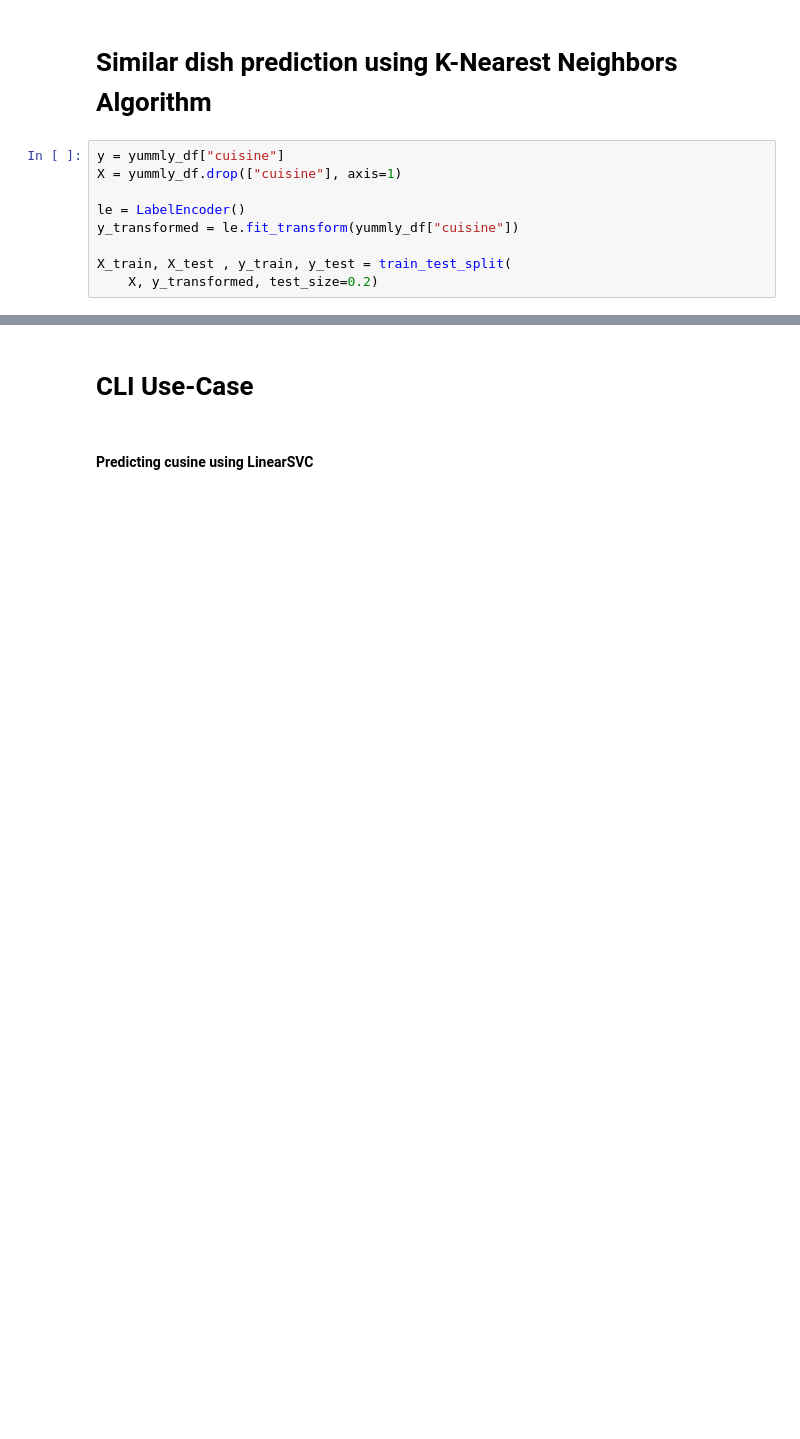
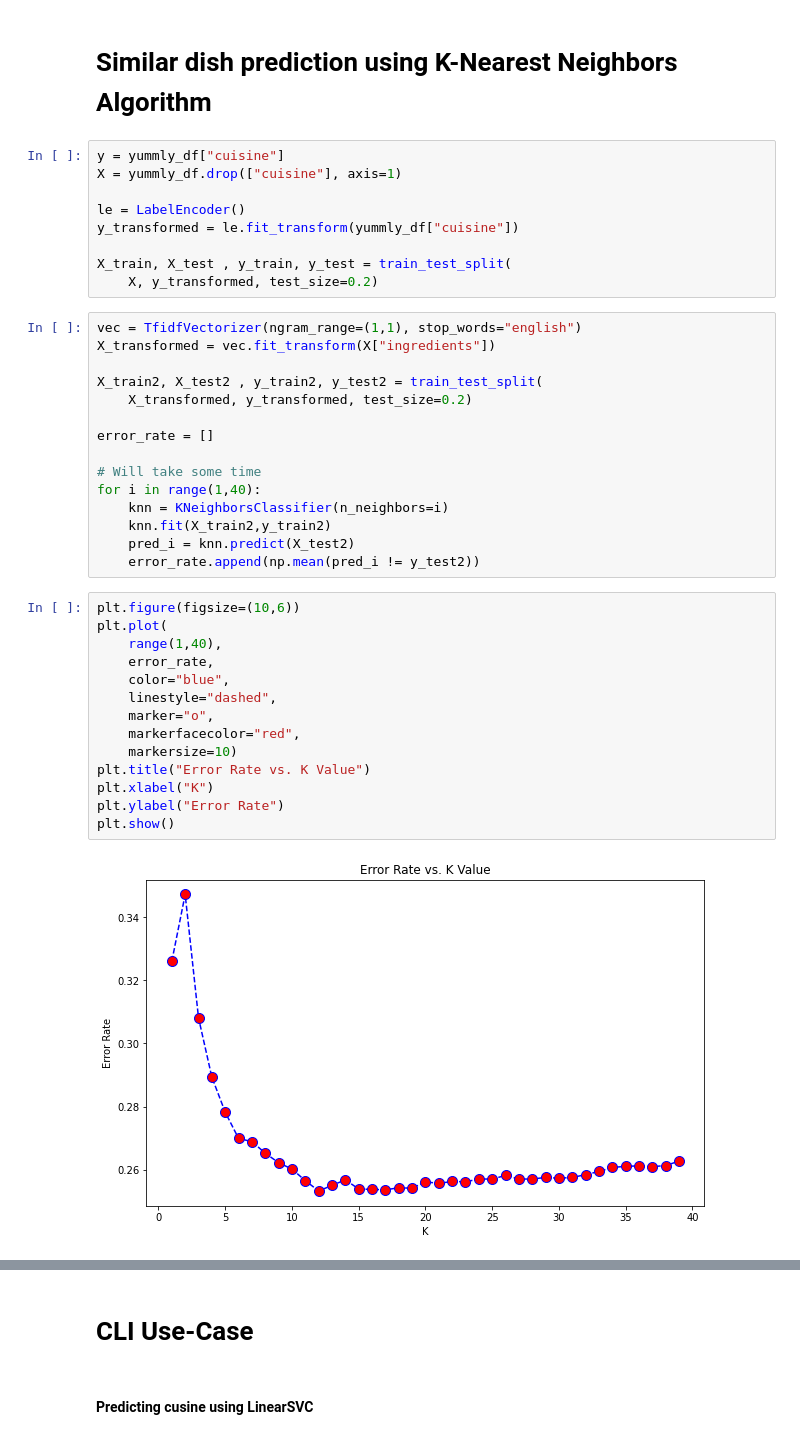
Before and after one commit to Biswas-N/Cuisine-Predictor, a Jupyter notebook: notebooks/MVP.ipynb, the cells around one changed output, grey strips where cells are left out. Cells and saved outputs as stored; diff of their text form; blank space fills up the shorter version.

```diff
--- a/notebooks/MVP.ipynb
+++ b/notebooks/MVP.ipynb
@@ -124,6 +142,37 @@ y_transformed = le.fit_transform(yummly_df["cuisine"])
 
 X_train, X_test , y_train, y_test = train_test_split(
     X, y_transformed, test_size=0.2)
+# %%
+vec = TfidfVectorizer(ngram_range=(1,1), stop_words="english")
+X_transformed = vec.fit_transform(X["ingredients"])
+
+X_train2, X_test2 , y_train2, y_test2 = train_test_split(
+    X_transformed, y_transformed, test_size=0.2)
+
+error_rate = []
+
+# Will take some time
+for i in range(1,40):
+    knn = KNeighborsClassifier(n_neighbors=i)
+    knn.fit(X_train2,y_train2)
+    pred_i = knn.predict(X_test2)
+    error_rate.append(np.mean(pred_i != y_test2))
+# %%
+plt.figure(figsize=(10,6))
+plt.plot(
+    range(1,40),
+    error_rate,
+    color="blue",
+    linestyle="dashed",
+    marker="o",
+    markerfacecolor="red",
+    markersize=10)
+plt.title("Error Rate vs. K Value")
+plt.xlabel("K")
+plt.ylabel("Error Rate")
+plt.show()
+# %% [output]
+[figure, added]
 # %%
 preprocessor = ColumnTransformer(
     transformers=[
```
Also changed, not shown: parts of 17 cells of this notebook, 1 other file.
